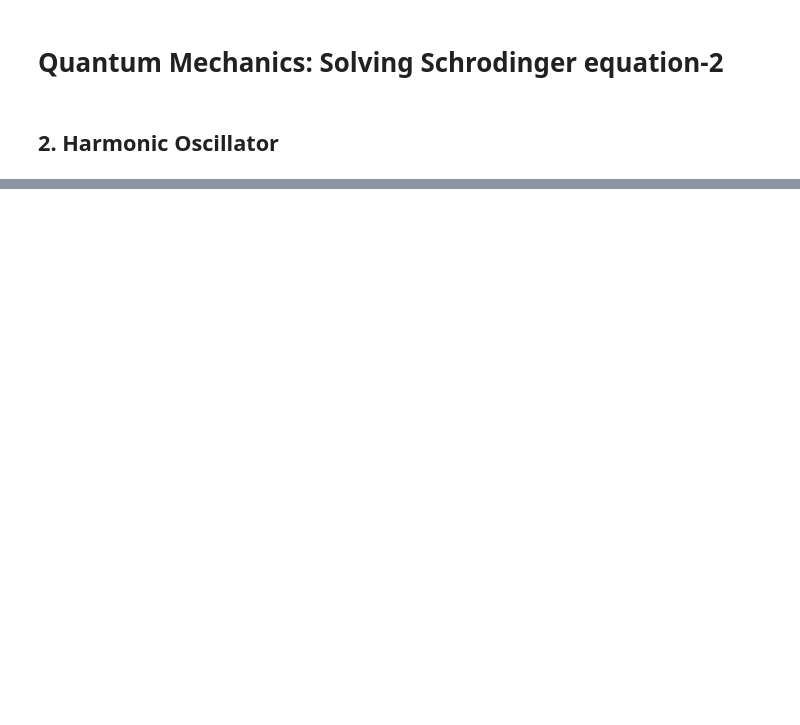
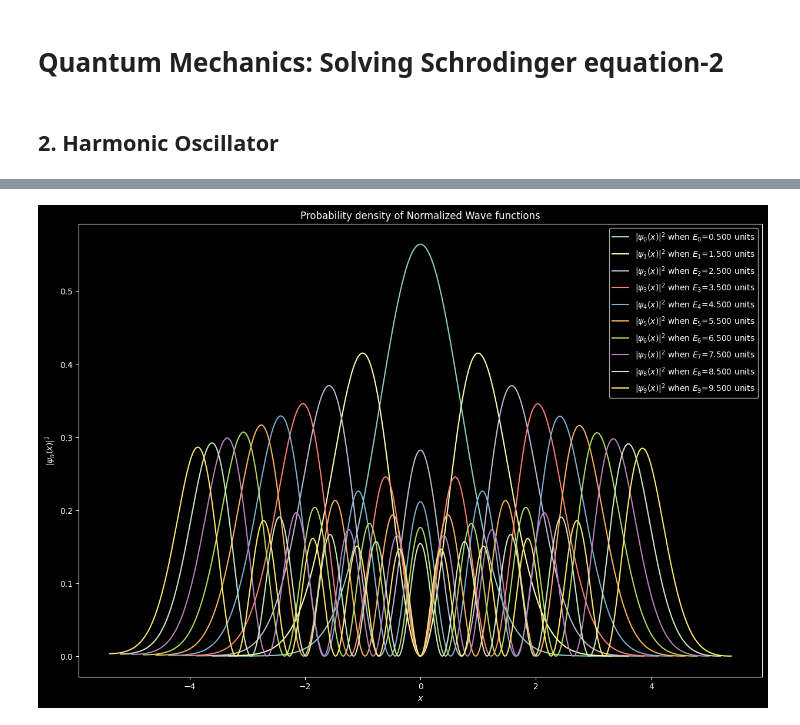
Before and after one commit to SuhasPK/My-Computational-Physics, a Jupyter notebook: Project-8/QM_Harmonic_oscillator/harmonic oscillator.ipynb, the cells around one changed output, grey strips where cells are left out. Cells and saved outputs as stored; diff of their text form; code cells hidden in the pictures; blank space fills up the shorter version.

```diff
--- a/Project-8/QM_Harmonic_oscillator/harmonic oscillator.ipynb
+++ b/Project-8/QM_Harmonic_oscillator/harmonic oscillator.ipynb
@@ -109,0 +168,17 @@ eigen_energies
+# %%
+count=1
+
+plt.figure(figsize=(15,10))
+while count<=nmax:
+    plt.plot(xvalues[count-1], np.square(eigen_functions[count-1][0]),
+             label="$|\psi_{%d}(x)|^{2}$ when $E_{%d}$=%.3f units"%(count-1,count-1,eigen_energies[count-1]))
+    count=count+1
+
+plt.legend()
+plt.title('Probability density of Normalized Wave functions')
+plt.ylabel("$|\psi_{n}(x)|^{2}$")
+plt.xlabel("$x$")
+
+plt.show()
+# %% [output]
+[figure, added]
```
Also changed, not shown: parts of 10 cells of this notebook.
